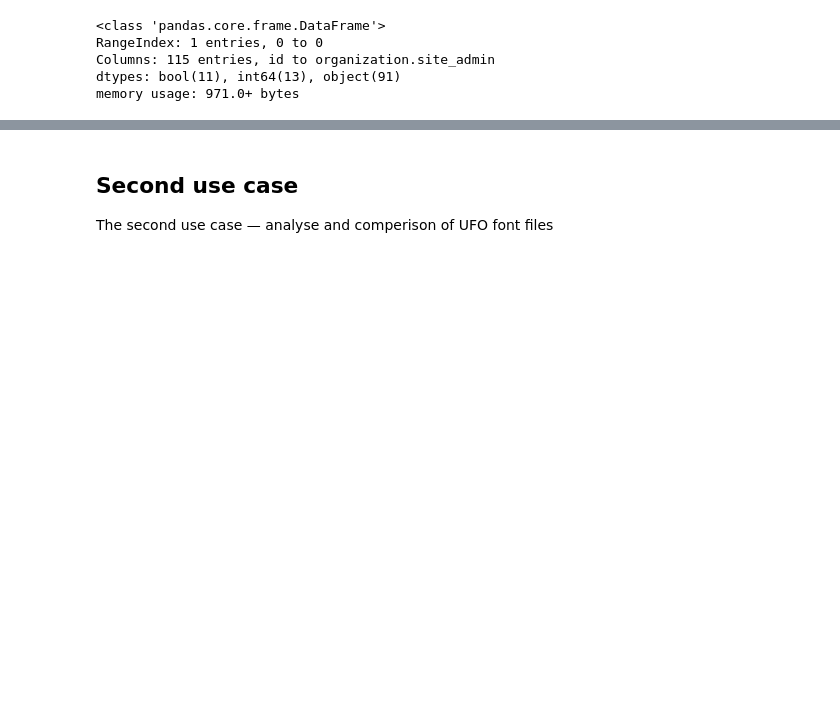
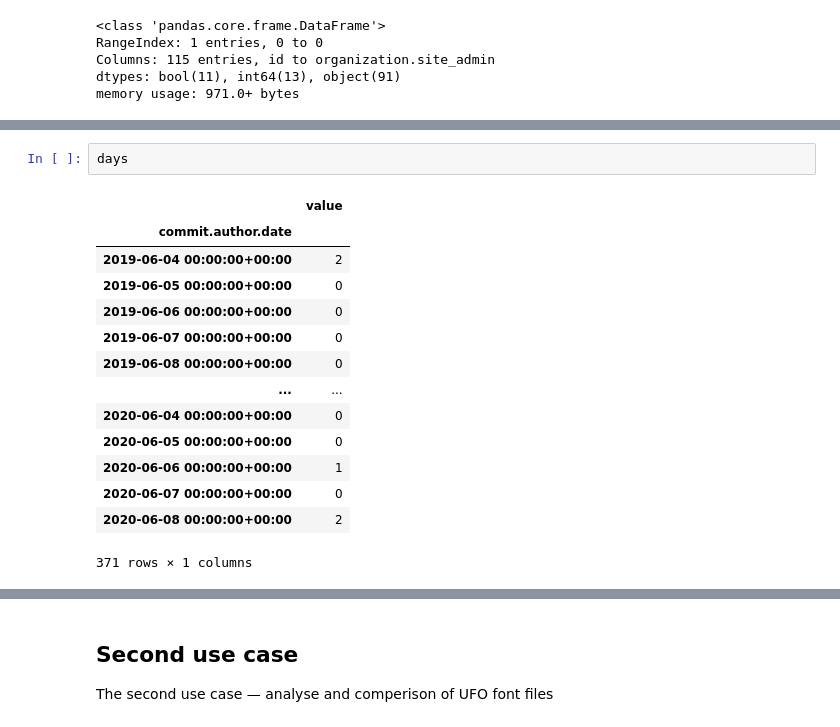
Before and after one commit to kuzminadya/FHP-infovis-py, a Jupyter notebook: Data_Dossier.ipynb, the cells around one changed output, grey strips where cells are left out. Saved outputs shown, nothing was run; the diff lists cells and outputs as text; blank space fills up the shorter version.

```diff
--- a/Data_Dossier.ipynb
+++ b/Data_Dossier.ipynb
@@ -182,0 +256,17 @@ Couinting amount of commits for each day
+# %%
+days
+# %% [output]
+|  | value |
+| commit.author.date |  |
+| 2019-06-04 00:00:00+00:00 | 2 |
+| 2019-06-05 00:00:00+00:00 | 0 |
+| 2019-06-06 00:00:00+00:00 | 0 |
+| 2019-06-07 00:00:00+00:00 | 0 |
+| 2019-06-08 00:00:00+00:00 | 0 |
+| ... | ... |
+| 2020-06-04 00:00:00+00:00 | 0 |
+| 2020-06-05 00:00:00+00:00 | 0 |
+| 2020-06-06 00:00:00+00:00 | 1 |
+| 2020-06-07 00:00:00+00:00 | 0 |
+| 2020-06-08 00:00:00+00:00 | 2 |
+371 rows × 1 columns
```
Also changed, not shown: parts of 56 cells of this notebook.
